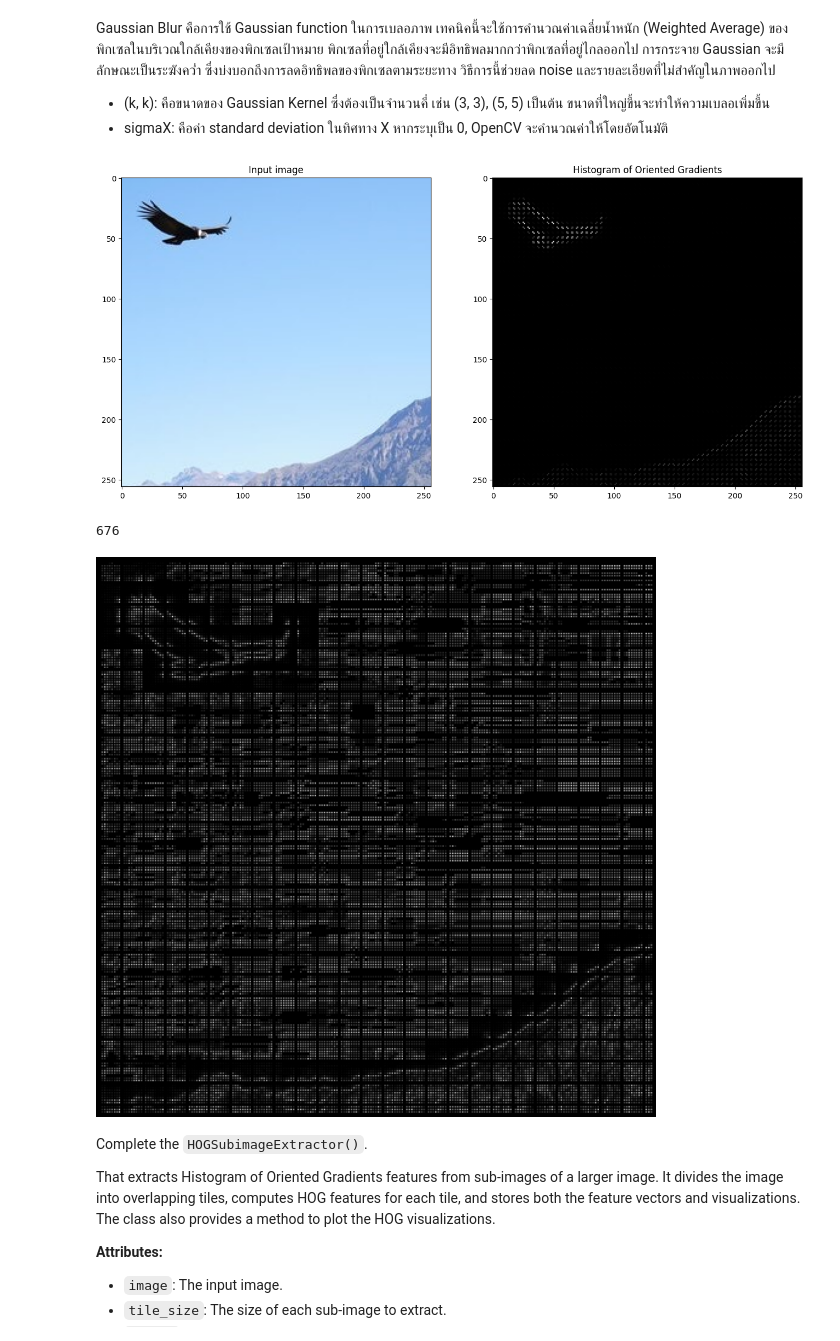
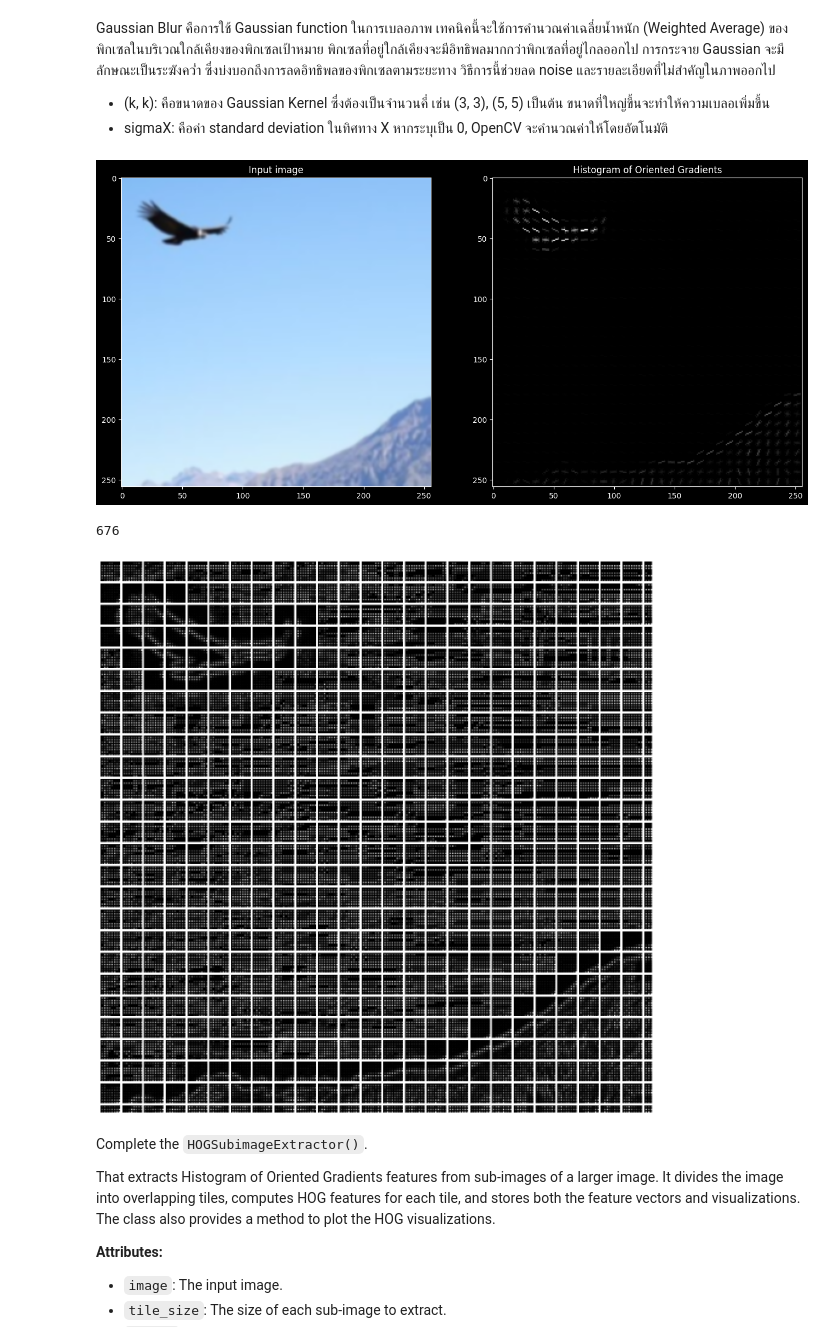
Before and after one commit to JuniorMJMJ/Image-Processing-Course-2025, a Jupyter notebook: Lab3_Image-Segmentation/Lab3_Image Segmentation.ipynb, the cells around one changed output. Saved outputs shown, nothing was run; the diff lists cells and outputs as text; code cells hidden in the pictures.

```diff
--- a/Lab3_Image-Segmentation/Lab3_Image Segmentation.ipynb
+++ b/Lab3_Image-Segmentation/Lab3_Image Segmentation.ipynb
@@ -68,14 +68,15 @@ Gaussian Blur คือการใช้ Gaussian function ในการเ
 # %%
 ### START CODE HERE ###
 
-blurry_image = cv2.GaussianBlur(image, (3, 3), 0)
+blurry_image = cv2.GaussianBlur(image, (5, 5), 0)
+image = blurry_image
 # plt.imshow(blurry_image)
 
 fd, hog_image = hog(
-      blurry_image,
+      image,
       # image,
       orientations=8,
-      pixels_per_cell=(4, 4),
+      pixels_per_cell=(8, 8),
       cells_per_block=(2, 2),
       visualize=True,
       channel_axis=-1,  #ระบุว่าแชนเนลสีอยู่ที่แกนสุดท้าย เช่น (H, W, C) จะใช้ -1
@@ -93,9 +94,9 @@ plt.show()
 
 ### END CODE HERE ###
 # %% [output]
-[figure, old version]
+[figure, new version]
 # %%
-"""
+
 
 img_shape = image.shape
 tile_size = (16, 16)
@@ -111,35 +112,34 @@ for i in range(int(math.ceil(img_shape[0]/(offset[1] * 1.0)))):
 hog_images = []
 for tile in tiles:
     fd, hog_image = hog(
         tile,
         orientations=8,
         pixels_per_cell=(2, 2),
         cells_per_block=(2, 2),
         visualize=True,
         channel_axis=-1
     )
     hog_images.append(hog_image)
 
 fig = plt.figure(figsize=(16, 16))
 plt.style.use('dark_background')
 
 grid = ImageGrid(fig, 111,
                  nrows_ncols=(26, 26),
                  axes_pad=0.05,
                  )
 
 for ax, im in zip(grid, hog_images):
     ax.axis('off')
     ax.imshow(im, cmap='gray')
 
 
 print(len(tiles))
 
 plt.show()
-"""
 # %% [output]
 676
-[figure, old version]
+[figure, new version]
 # %% [markdown]
 Complete the `HOGSubimageExtractor()`.
 
```
Also changed, not shown: parts of 11 cells of this notebook.
